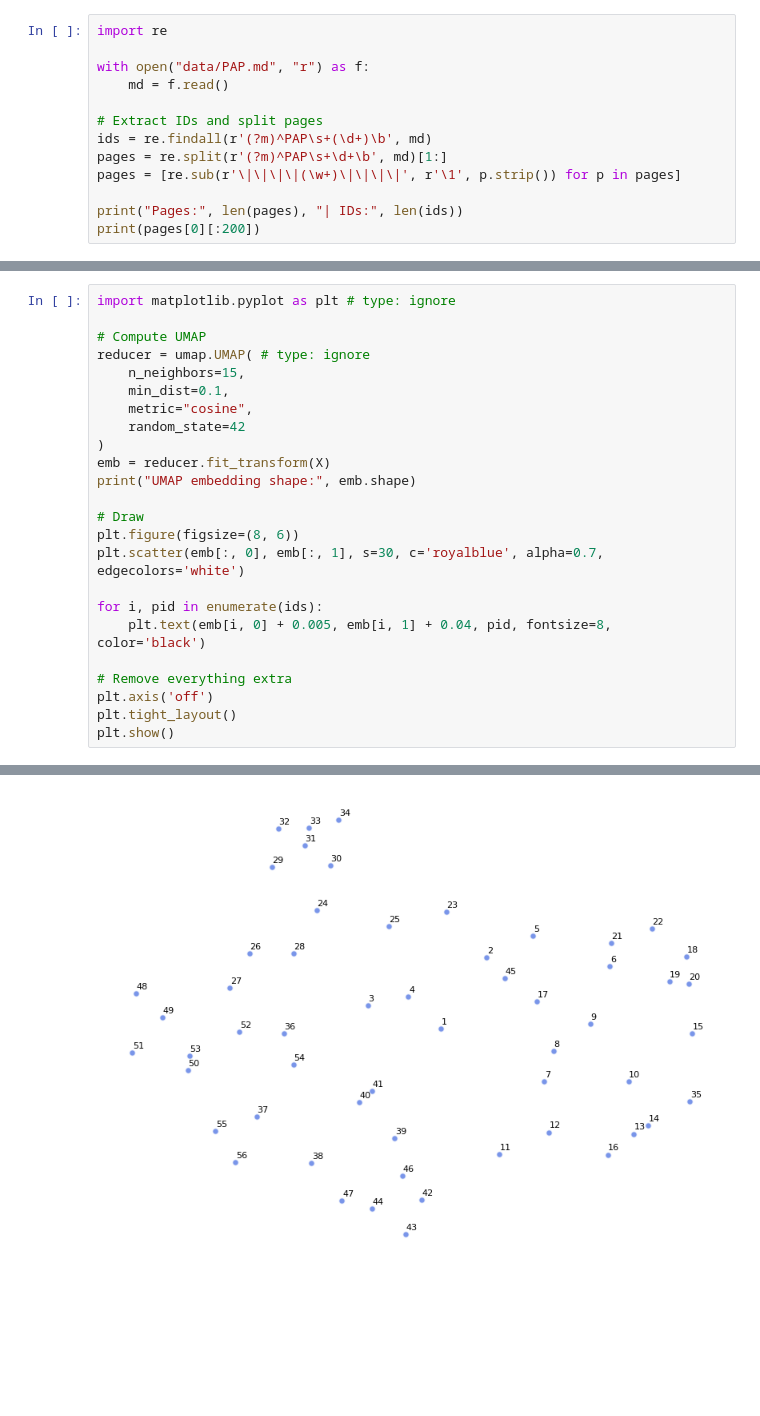
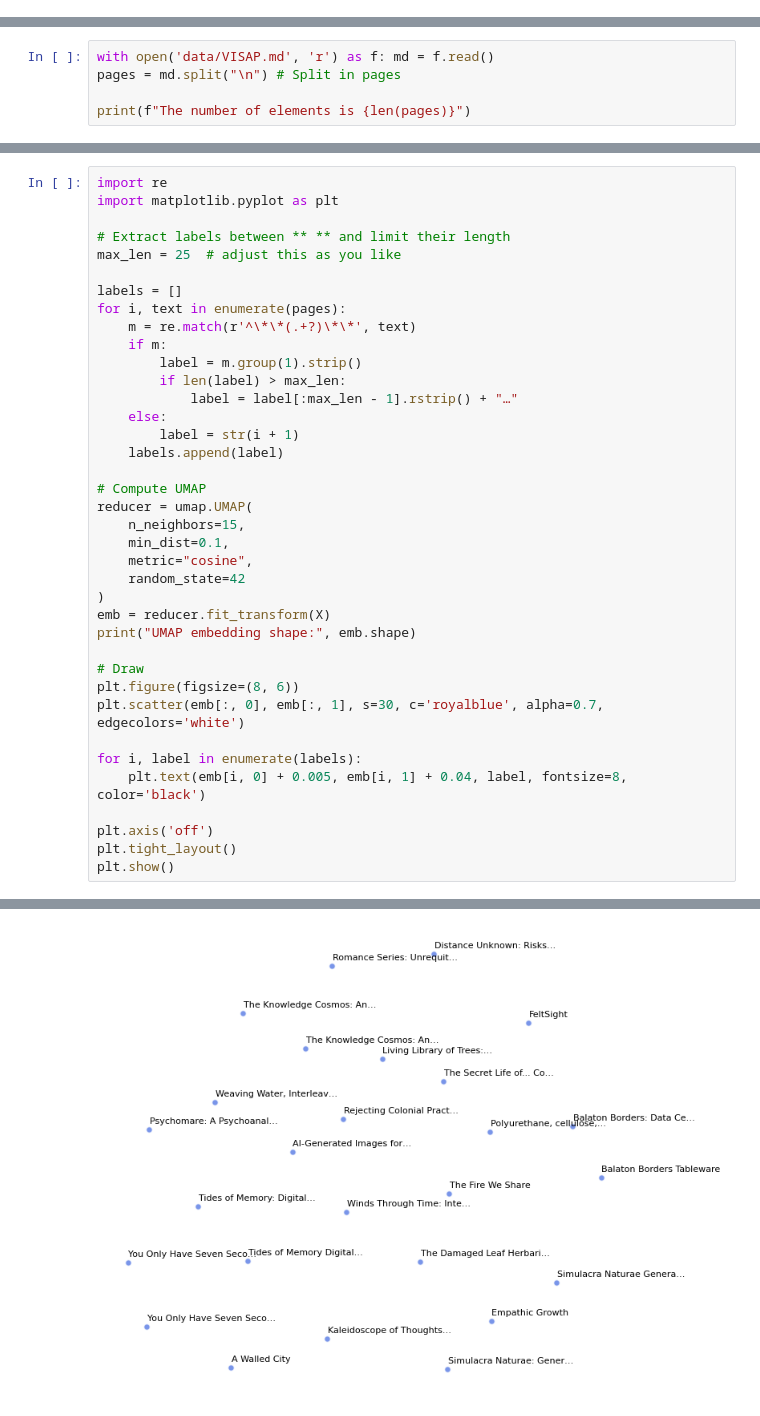
Before and after one commit to rodighiero/Lexical-Map, a Jupyter notebook: analysis.ipynb, the cells around one changed output, grey strips where cells are left out. Drawn from its saved outputs; the diff is of its cells as text; blank space fills up the shorter version.

Commit message:
VISAP

```diff
--- a/analysis.ipynb
+++ b/analysis.ipynb
@@ -1,13 +0,0 @@
-# %%
-import re
-
-with open("data/PAP.md", "r") as f:
-    md = f.read()
-
-# Extract IDs and split pages
-ids = re.findall(r'(?m)^PAP\s+(\d+)\b', md)
-pages = re.split(r'(?m)^PAP\s+\d+\b', md)[1:]
-pages = [re.sub(r'\|\|\|\|(\w+)\|\|\|\|', r'\1', p.strip()) for p in pages]
-
-print("Pages:", len(pages), "| IDs:", len(ids))
-print(pages[0][:200])
@@ -16,0 +1,5 @@ Ma 293 A variety of mob-madness to which we all seem to be more or less subject
+# %%
+with open('data/VISAP.md', 'r') as f: md = f.read()
+pages = md.split("\n") # Split in pages
+
+print(f"The number of elements is {len(pages)}")
@@ -45,8 +35,23 @@ TF-IDF shape: (56, 232)
 # %%
-import matplotlib.pyplot as plt # type: ignore
+import re
+import matplotlib.pyplot as plt
+
+# Extract labels between ** ** and limit their length
+max_len = 25  # adjust this as you like
+
+labels = []
+for i, text in enumerate(pages):
+    m = re.match(r'^\*\*(.+?)\*\*', text)
+    if m:
+        label = m.group(1).strip()
+        if len(label) > max_len:
+            label = label[:max_len - 1].rstrip() + "…"
+    else:
+        label = str(i + 1)
+    labels.append(label)
 
 # Compute UMAP
-reducer = umap.UMAP( # type: ignore
+reducer = umap.UMAP(
     n_neighbors=15,
     min_dist=0.1,
     metric="cosine",
@@ -59,10 +64,9 @@ print("UMAP embedding shape:", emb.shape)
 plt.figure(figsize=(8, 6))
 plt.scatter(emb[:, 0], emb[:, 1], s=30, c='royalblue', alpha=0.7, edgecolors='white')
 
-for i, pid in enumerate(ids):
-    plt.text(emb[i, 0] + 0.005, emb[i, 1] + 0.04, pid, fontsize=8, color='black')
+for i, label in enumerate(labels):
+    plt.text(emb[i, 0] + 0.005, emb[i, 1] + 0.04, label, fontsize=8, color='black')
 
-# Remove everything extra
 plt.axis('off')
 plt.tight_layout()
 plt.show()
@@ -71 +75 @@ UMAP embedding shape: (56, 2)
-[figure, old version]
+[figure, new version]
```
Also changed, not shown: parts of 4 cells of this notebook, 1 other file.
